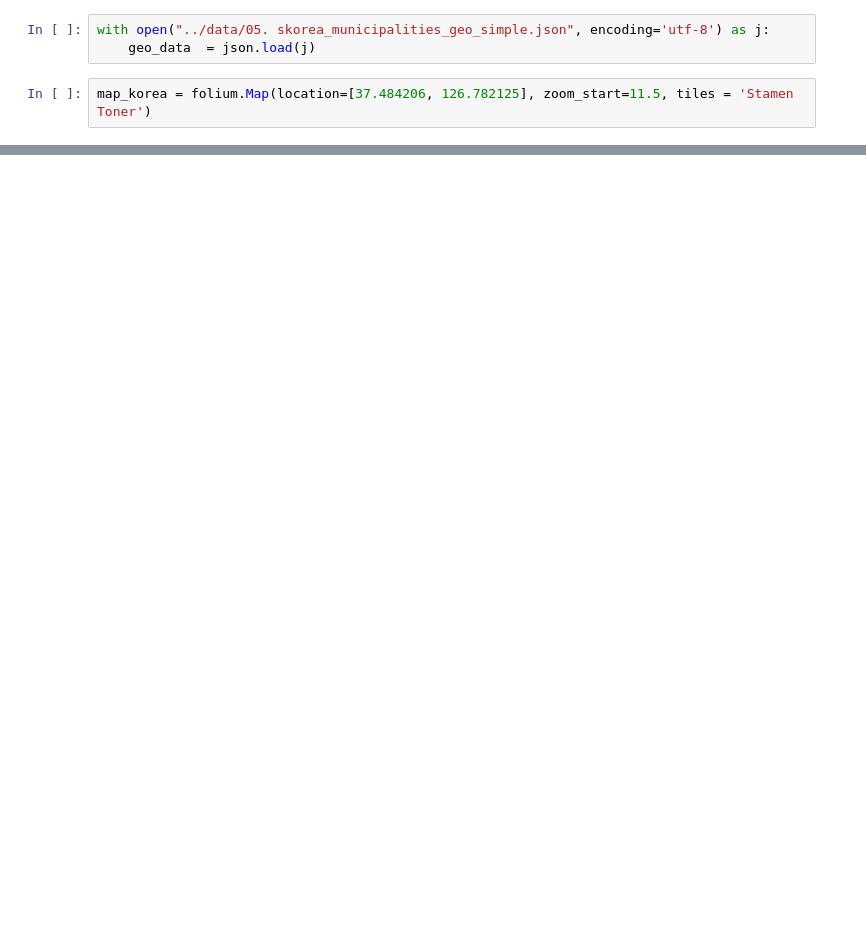
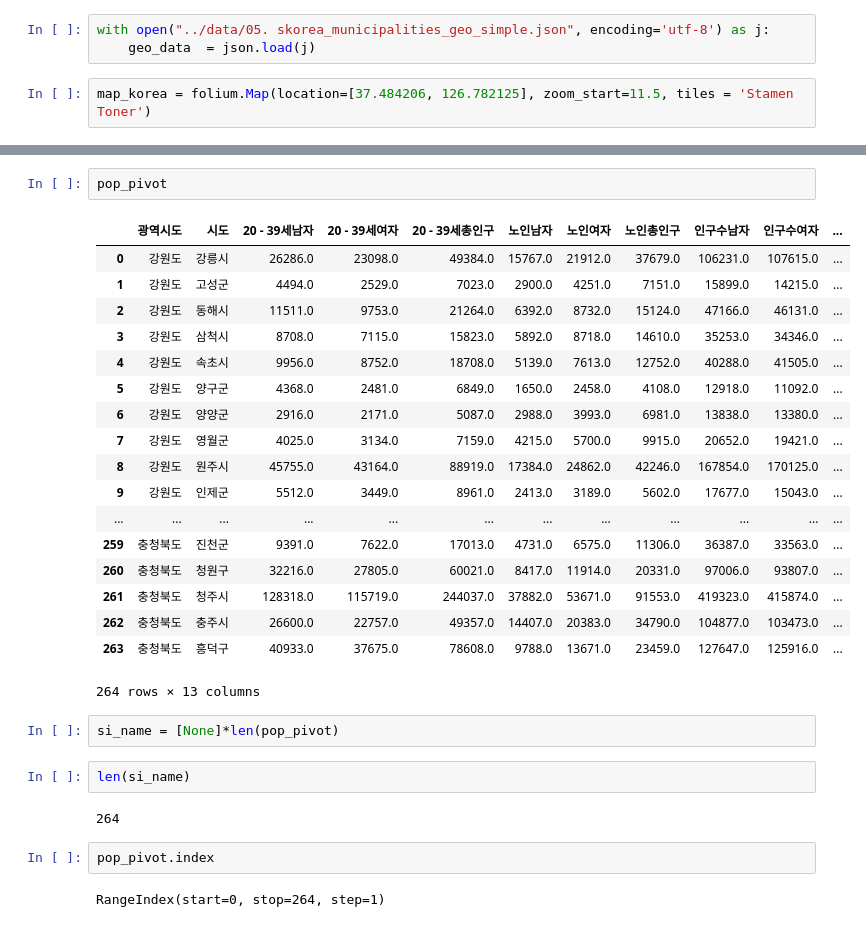
Before and after one commit to Choijongwoo/some_ipynbs, a Jupyter notebook: 5장. 인구소멸지역/인구소멸된닷.ipynb, the cells around one changed output, grey strips where cells are left out. Drawn from its saved outputs; the diff is of its cells as text; blank space fills up the shorter version.

```diff
--- a/5장. 인구소멸지역/인구소멸된닷.ipynb
+++ b/5장. 인구소멸지역/인구소멸된닷.ipynb
@@ -319,0 +395,31 @@ map_korea
+# %%
+pop_pivot
+# %% [output]
+|  | 광역시도 | 시도 | 20 - 39세남자 | 20 - 39세여자 | 20 - 39세총인구 | 노인남자 | 노인여자 | 노인총인구 | 인구수남자 | 인구수여자 | ... |
+| 0 | 강원도 | 강릉시 | 26286.0 | 23098.0 | 49384.0 | 15767.0 | 21912.0 | 37679.0 | 106231.0 | 107615.0 | ... |
+| 1 | 강원도 | 고성군 | 4494.0 | 2529.0 | 7023.0 | 2900.0 | 4251.0 | 7151.0 | 15899.0 | 14215.0 | ... |
+| 2 | 강원도 | 동해시 | 11511.0 | 9753.0 | 21264.0 | 6392.0 | 8732.0 | 15124.0 | 47166.0 | 46131.0 | ... |
+| 3 | 강원도 | 삼척시 | 8708.0 | 7115.0 | 15823.0 | 5892.0 | 8718.0 | 14610.0 | 35253.0 | 34346.0 | ... |
+| 4 | 강원도 | 속초시 | 9956.0 | 8752.0 | 18708.0 | 5139.0 | 7613.0 | 12752.0 | 40288.0 | 41505.0 | ... |
+| 5 | 강원도 | 양구군 | 4368.0 | 2481.0 | 6849.0 | 1650.0 | 2458.0 | 4108.0 | 12918.0 | 11092.0 | ... |
+| 6 | 강원도 | 양양군 | 2916.0 | 2171.0 | 5087.0 | 2988.0 | 3993.0 | 6981.0 | 13838.0 | 13380.0 | ... |
+| 7 | 강원도 | 영월군 | 4025.0 | 3134.0 | 7159.0 | 4215.0 | 5700.0 | 9915.0 | 20652.0 | 19421.0 | ... |
+| 8 | 강원도 | 원주시 | 45755.0 | 43164.0 | 88919.0 | 17384.0 | 24862.0 | 42246.0 | 167854.0 | 170125.0 | ... |
+| 9 | 강원도 | 인제군 | 5512.0 | 3449.0 | 8961.0 | 2413.0 | 3189.0 | 5602.0 | 17677.0 | 15043.0 | ... |
+| ... | ... | ... | ... | ... | ... | ... | ... | ... | ... | ... | ... |
+| 259 | 충청북도 | 진천군 | 9391.0 | 7622.0 | 17013.0 | 4731.0 | 6575.0 | 11306.0 | 36387.0 | 33563.0 | ... |
+| 260 | 충청북도 | 청원구 | 32216.0 | 27805.0 | 60021.0 | 8417.0 | 11914.0 | 20331.0 | 97006.0 | 93807.0 | ... |
+| 261 | 충청북도 | 청주시 | 128318.0 | 115719.0 | 244037.0 | 37882.0 | 53671.0 | 91553.0 | 419323.0 | 415874.0 | ... |
+| 262 | 충청북도 | 충주시 | 26600.0 | 22757.0 | 49357.0 | 14407.0 | 20383.0 | 34790.0 | 104877.0 | 103473.0 | ... |
+| 263 | 충청북도 | 흥덕구 | 40933.0 | 37675.0 | 78608.0 | 9788.0 | 13671.0 | 23459.0 | 127647.0 | 125916.0 | ... |
+264 rows × 13 columns
+# %%
+si_name = [None]*len(pop_pivot)
+# %%
+len(si_name)
+# %% [output]
+264
+# %%
+pop_pivot.index
+# %% [output]
+RangeIndex(start=0, stop=264, step=1)
```
Also changed, not shown: parts of 11 cells of this notebook, 1 other file.
